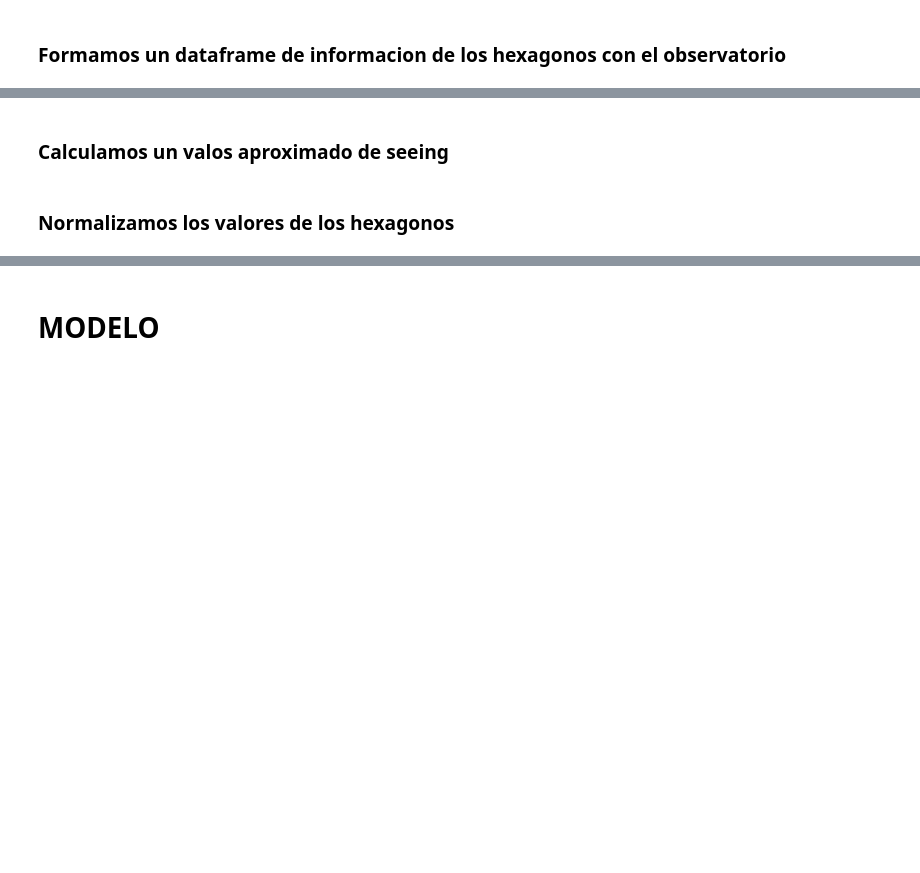
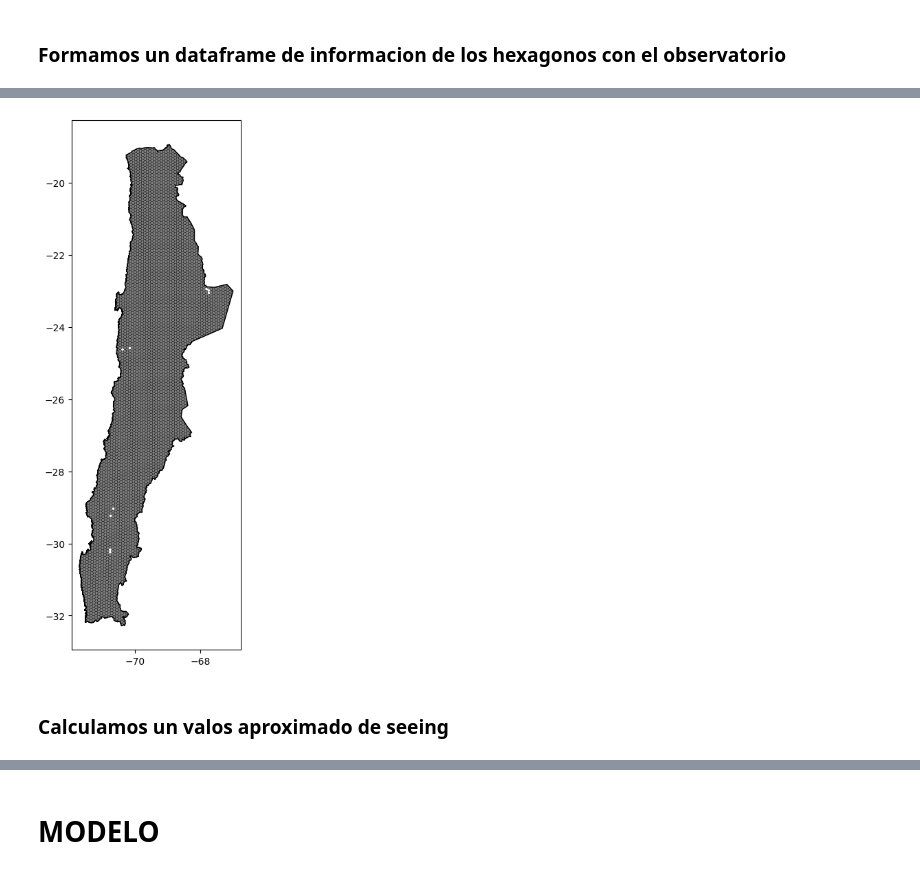
Before and after one commit to ChrisKmilo/Geoespatial-Project, a Jupyter notebook: Proyecto.ipynb, the cells around one changed output, grey strips where cells are left out. Cells and saved outputs as stored; diff of their text form; code cells hidden in the pictures; blank space fills up the shorter version.

```diff
--- a/Proyecto.ipynb
+++ b/Proyecto.ipynb
@@ -386,9 +410,17 @@ df_hex_restantes = hexagonos[~hexagonos['id'].isin(ids_con_obs)].copy()
+# %%
+# Extraer los IDs de los hexágonos donde hay observatorios
+ids_obs_hex = obs_hex["id"].unique()
+
+# Filtrar los hexágonos que NO están en la lista
+df_hex_restantes = hexagonos[~hexagonos["id"].isin(ids_obs_hex)].copy()
 # %%
 #Ploteamos el df_hex_restantes
-#fig, ax = plt.subplots(figsize=(10, 10))
-#chile.boundary.plot(ax=ax, color='black', linewidth=1)
-#df_hex_restantes.plot(ax=ax, color='gray', edgecolor='white', linewidth=0.3, label='Hexágonos sin observatorios')
-#plt.show()
+fig, ax = plt.subplots(figsize=(10, 10))
+chile.boundary.plot(ax=ax, color='black', linewidth=1)
+df_hex_restantes.plot(ax=ax, color='gray', edgecolor='black', linewidth=0.3, label='Hexágonos sin observatorios')
+plt.show()
+# %% [output]
+[figure, added]
 # %% [markdown]
 ### Calculamos un valos aproximado de seeing
 # %%
@@ -431,5 +463,3 @@ df_hex_restantes = hexagonos[~hexagonos['id'].isin(ids_con_obs)].copy()
 #ax.set_title('Índice de calidad astronómica (aprox de seeing)', fontsize=14)
 #ax.set_axis_off()
 #plt.show()
-# %% [markdown]
-### Normalizamos los valores de los hexagonos
```
Also changed, not shown: parts of 42 cells of this notebook.
